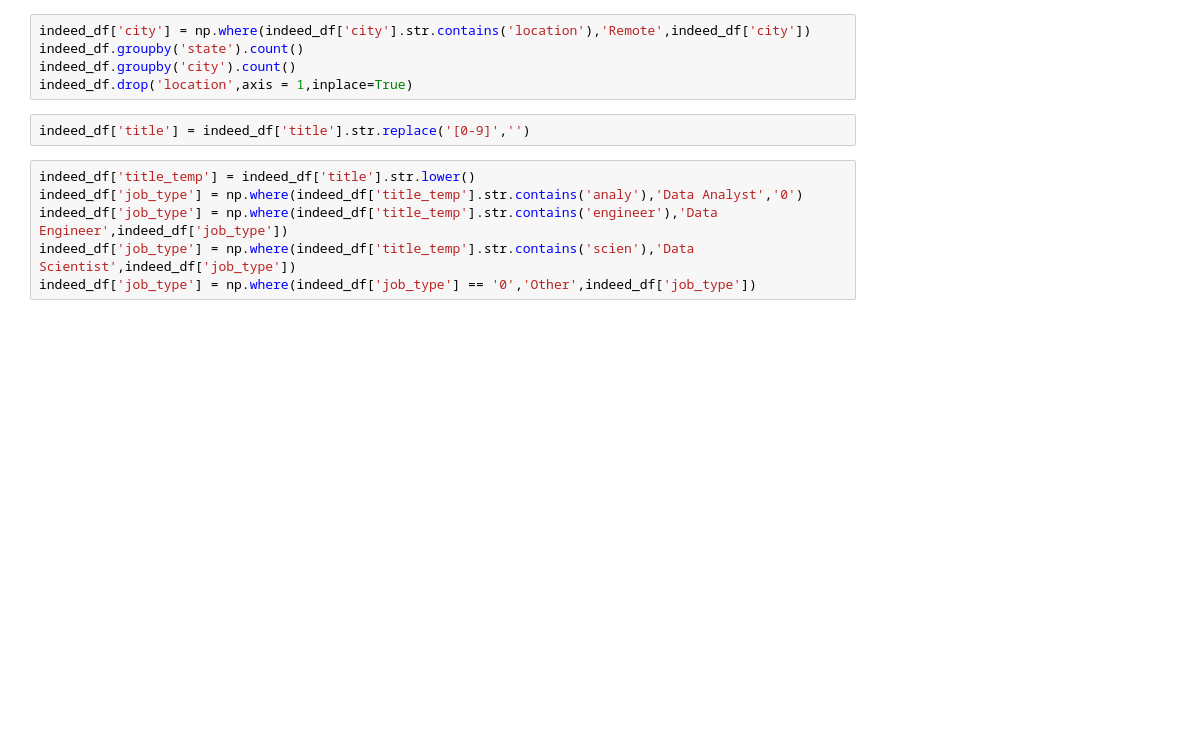
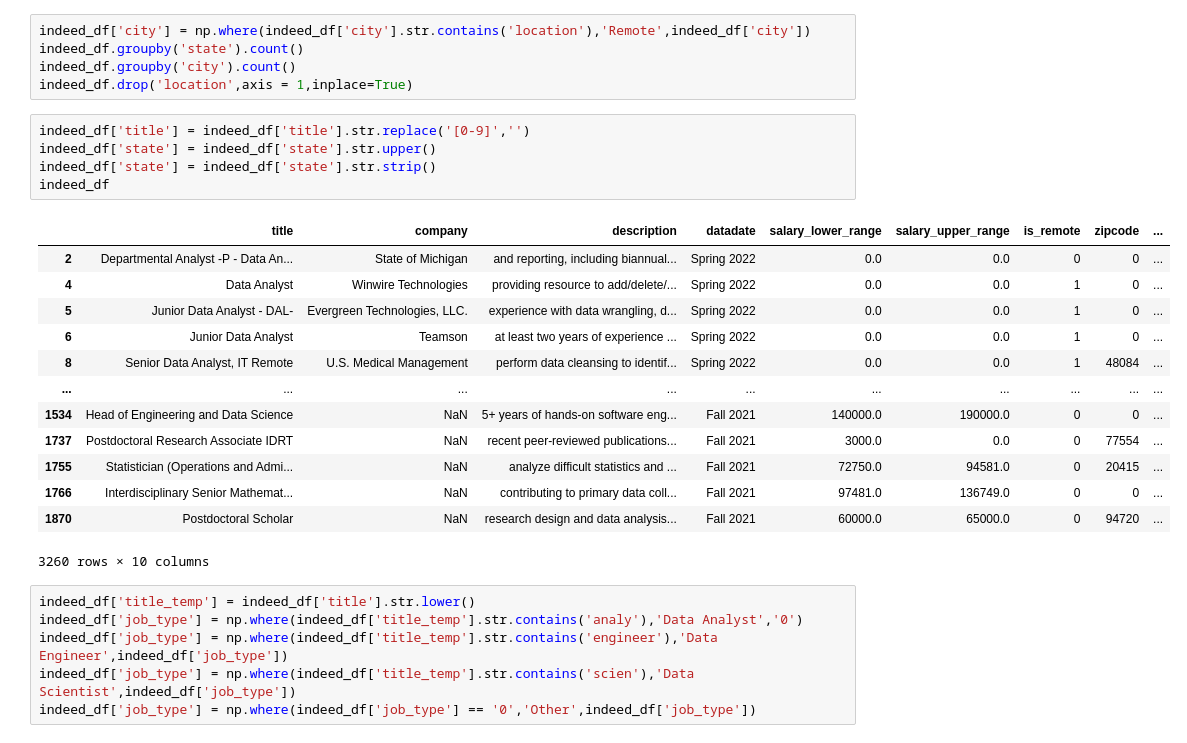
Before and after one commit to ChitraChaudhari/Jobsite-Listings-Capstone, a Jupyter notebook: IndeedDataCleaning.ipynb, the cells around one changed output. Drawn from its saved outputs; the diff is of its cells as text; blank space fills up the shorter version.

```diff
--- a/IndeedDataCleaning.ipynb
+++ b/IndeedDataCleaning.ipynb
@@ -152,6 +152,23 @@ indeed_df.groupby('city').count()
 indeed_df.drop('location',axis = 1,inplace=True)
 # %%
 indeed_df['title'] = indeed_df['title'].str.replace('[0-9]','')
+indeed_df['state'] = indeed_df['state'].str.upper()
+indeed_df['state'] = indeed_df['state'].str.strip()
+indeed_df
+# %% [output]
+|  | title | company | description | datadate | salary_lower_range | salary_upper_range | is_remote | zipcode | ... |
+| 2 | Departmental Analyst -P - Data An... | State of Michigan | and reporting, including biannual... | Spring 2022 | 0.0 | 0.0 | 0 | 0 | ... |
+| 4 | Data Analyst | Winwire Technologies | providing resource to add/delete/... | Spring 2022 | 0.0 | 0.0 | 1 | 0 | ... |
+| 5 | Junior Data Analyst - DAL- | Evergreen Technologies, LLC. | experience with data wrangling, d... | Spring 2022 | 0.0 | 0.0 | 1 | 0 | ... |
+| 6 | Junior Data Analyst | Teamson | at least two years of experience ... | Spring 2022 | 0.0 | 0.0 | 1 | 0 | ... |
+| 8 | Senior Data Analyst, IT Remote | U.S. Medical Management | perform data cleansing to identif... | Spring 2022 | 0.0 | 0.0 | 1 | 48084 | ... |
+| ... | ... | ... | ... | ... | ... | ... | ... | ... | ... |
+| 1534 | Head of Engineering and Data Science | NaN | 5+ years of hands-on software eng... | Fall 2021 | 140000.0 | 190000.0 | 0 | 0 | ... |
+| 1737 | Postdoctoral Research Associate IDRT | NaN | recent peer-reviewed publications... | Fall 2021 | 3000.0 | 0.0 | 0 | 77554 | ... |
+| 1755 | Statistician (Operations and Admi... | NaN | analyze difficult statistics and ... | Fall 2021 | 72750.0 | 94581.0 | 0 | 20415 | ... |
+| 1766 | Interdisciplinary Senior Mathemat... | NaN | contributing to primary data coll... | Fall 2021 | 97481.0 | 136749.0 | 0 | 0 | ... |
+| 1870 | Postdoctoral Scholar | NaN | research design and data analysis... | Fall 2021 | 60000.0 | 65000.0 | 0 | 94720 | ... |
+3260 rows × 10 columns
 # %%
 indeed_df['title_temp'] = indeed_df['title'].str.lower()
 indeed_df['job_type'] = np.where(indeed_df['title_temp'].str.contains('analy'),'Data Analyst','0')
```
Also changed, not shown: parts of 1 cell of this notebook, 3 other files.
